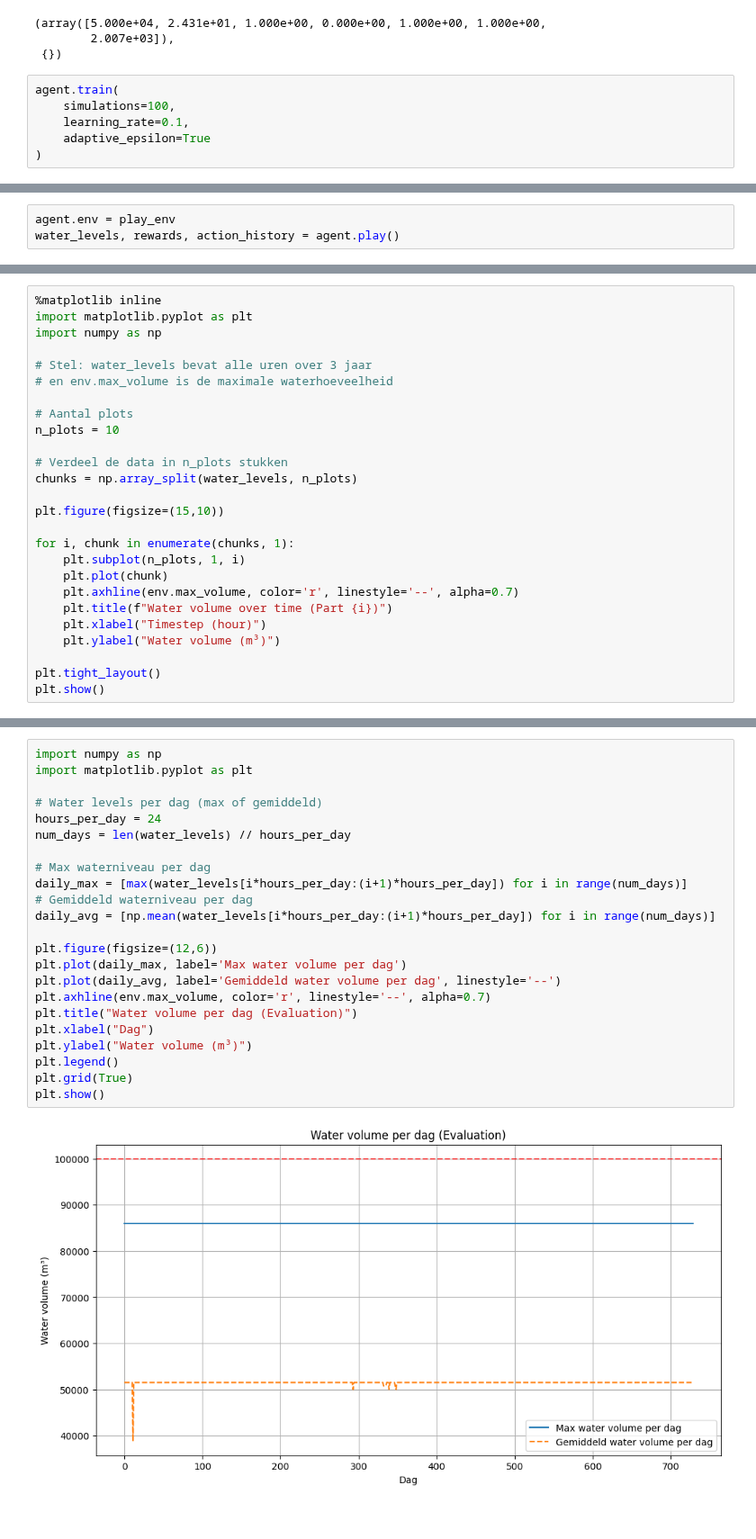
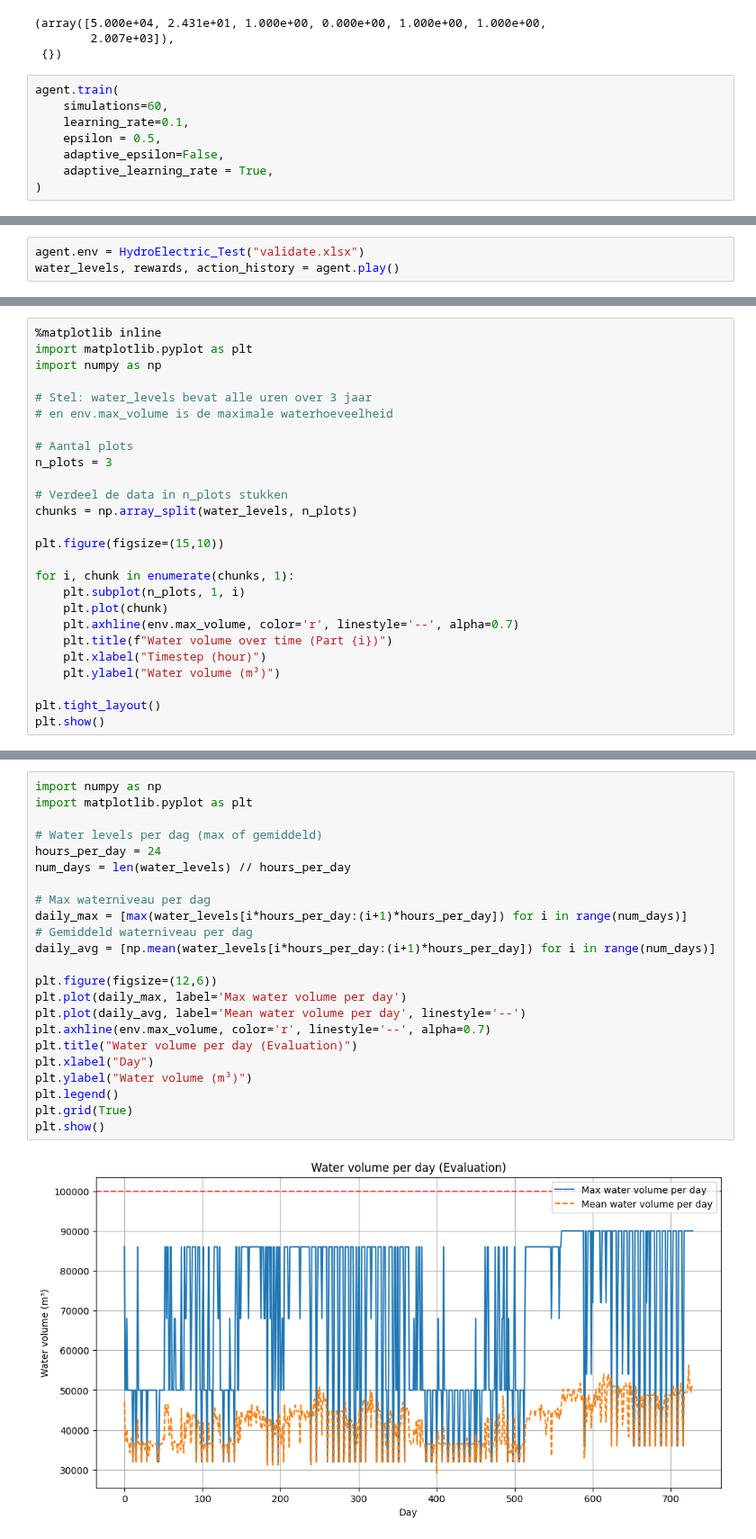
Before and after one commit to HLBurger/project-RL-hydrodam, a Jupyter notebook: Qllearning.ipynb, the cells around one changed output, grey strips where cells are left out. Shown at 90% size. Drawn from its saved outputs; the diff is of its cells as text.

```diff
--- a/Qllearning.ipynb
+++ b/Qllearning.ipynb
@@ -28,8 +27,10 @@ env.reset()
  {})
 # %%
 agent.train(
-    simulations=100,
+    simulations=60,
     learning_rate=0.1,
-    adaptive_epsilon=True
+    epsilon = 0.5,
+    adaptive_epsilon=False,
+    adaptive_learning_rate = True,
 )
 # %% [output]
@@ -41,4 +50,4 @@ agent.train(
 # %%
-agent.env = play_env
+agent.env = HydroElectric_Test("validate.xlsx")
 water_levels, rewards, action_history = agent.play()
 # %% [output]
@@ -86,7 +92,7 @@ import numpy as np
 # en env.max_volume is de maximale waterhoeveelheid
 
 # Aantal plots
-n_plots = 10
+n_plots = 3
 
 # Verdeel de data in n_plots stukken
 chunks = np.array_split(water_levels, n_plots)
@@ -120,26 +126,26 @@ plt.show()
 # %%
 import numpy as np
 import matplotlib.pyplot as plt
 
 # Water levels per dag (max of gemiddeld)
 hours_per_day = 24
 num_days = len(water_levels) // hours_per_day
 
 # Max waterniveau per dag
 daily_max = [max(water_levels[i*hours_per_day:(i+1)*hours_per_day]) for i in range(num_days)]
 # Gemiddeld waterniveau per dag
 daily_avg = [np.mean(water_levels[i*hours_per_day:(i+1)*hours_per_day]) for i in range(num_days)]
 
 plt.figure(figsize=(12,6))
-plt.plot(daily_max, label='Max water volume per dag')
-plt.plot(daily_avg, label='Gemiddeld water volume per dag', linestyle='--')
+plt.plot(daily_max, label='Max water volume per day')
+plt.plot(daily_avg, label='Mean water volume per day', linestyle='--')
 plt.axhline(env.max_volume, color='r', linestyle='--', alpha=0.7)
-plt.title("Water volume per dag (Evaluation)")
-plt.xlabel("Dag")
+plt.title("Water volume per day (Evaluation)")
+plt.xlabel("Day")
 plt.ylabel("Water volume (m³)")
 plt.legend()
 plt.grid(True)
 plt.show()
 # %% [output]
-[figure, old version]
+[figure, new version]
 # %%
```
Also changed, not shown: parts of 16 cells of this notebook, 1 other file.
